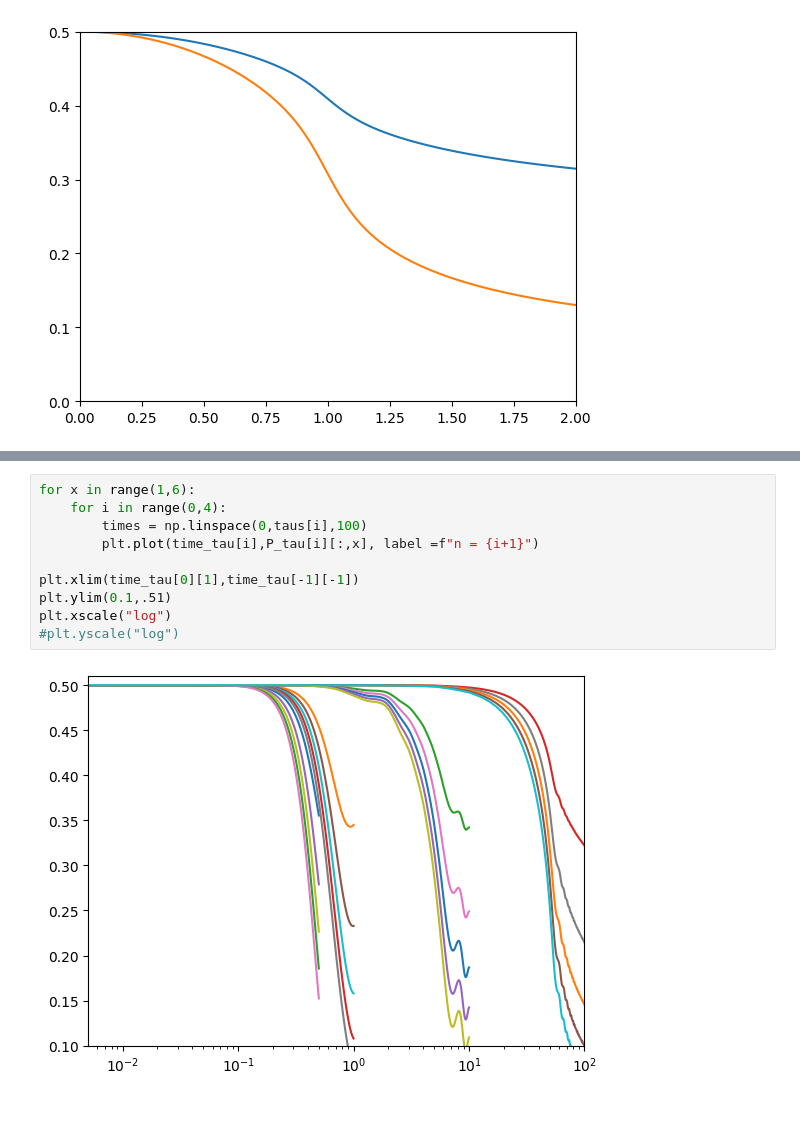
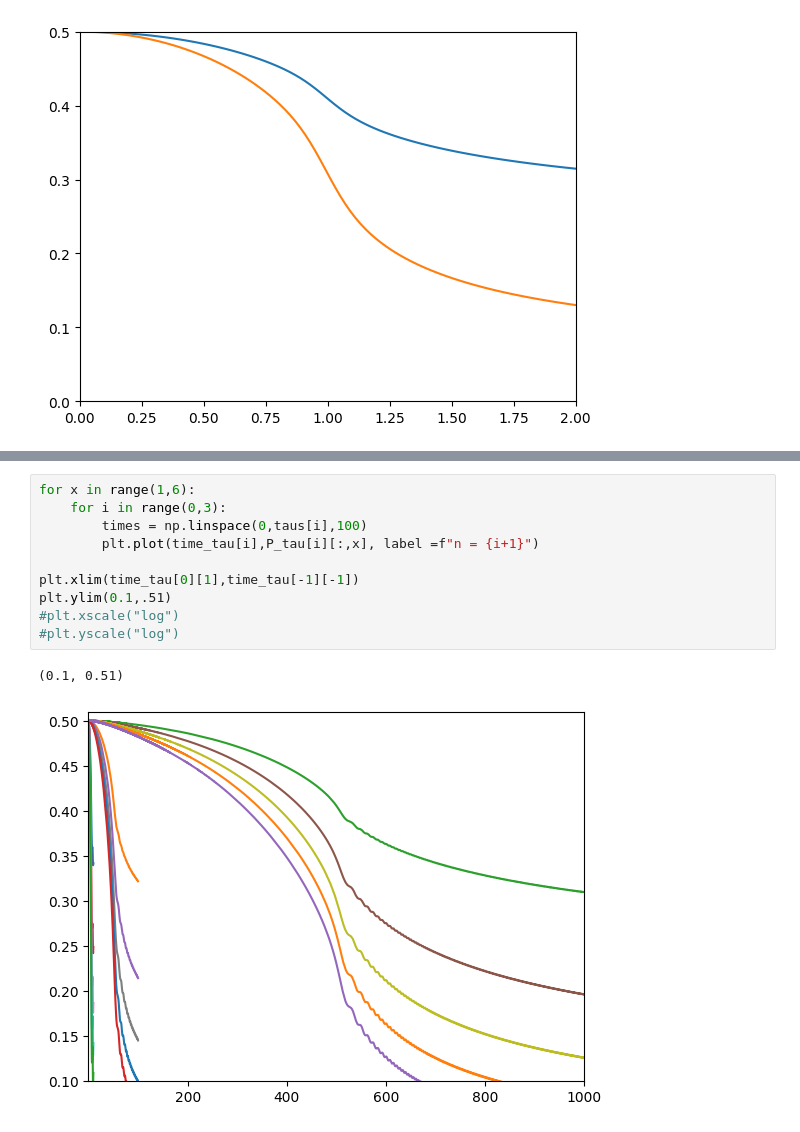
Before and after one commit to KristianMunnikhuis/subsystem_loschmidt_echo, a Jupyter notebook: scripts/mutual_info/exact_diag/SingleParticleSector.ipynb, the cells around one changed output, grey strips where cells are left out. Cells and saved outputs as stored; diff of their text form.

```diff
--- a/scripts/mutual_info/exact_diag/SingleParticleSector.ipynb
+++ b/scripts/mutual_info/exact_diag/SingleParticleSector.ipynb
@@ -98,12 +99,13 @@ plt.ylim(0,.5)
 # %%
 for x in range(1,6):
-    for i in range(0,4):
+    for i in range(0,3):
         times = np.linspace(0,taus[i],100)
         plt.plot(time_tau[i],P_tau[i][:,x], label =f"n = {i+1}")
 
 plt.xlim(time_tau[0][1],time_tau[-1][-1])
 plt.ylim(0.1,.51)
-plt.xscale("log")
+#plt.xscale("log")
 #plt.yscale("log")
 # %% [output]
+(0.1, 0.51)
-[figure, old version]
+[figure, new version]
```
Also changed, not shown: parts of 5 cells of this notebook.
